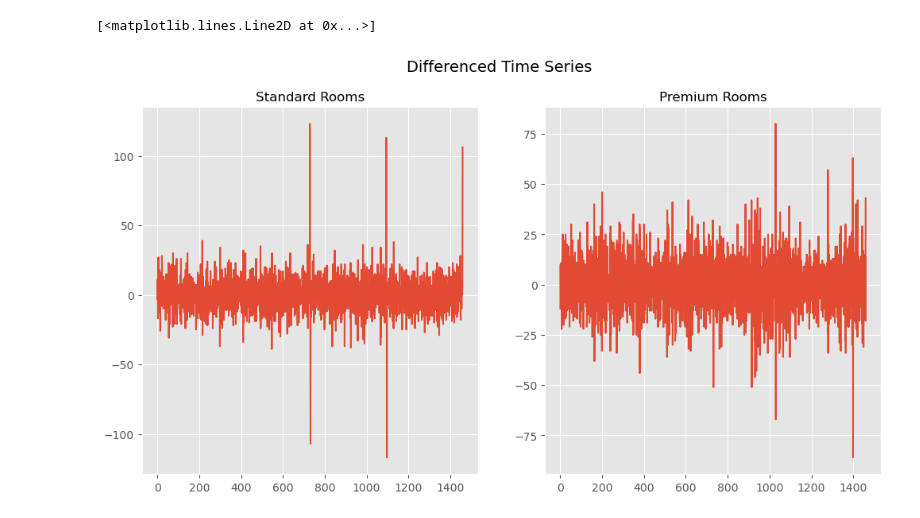
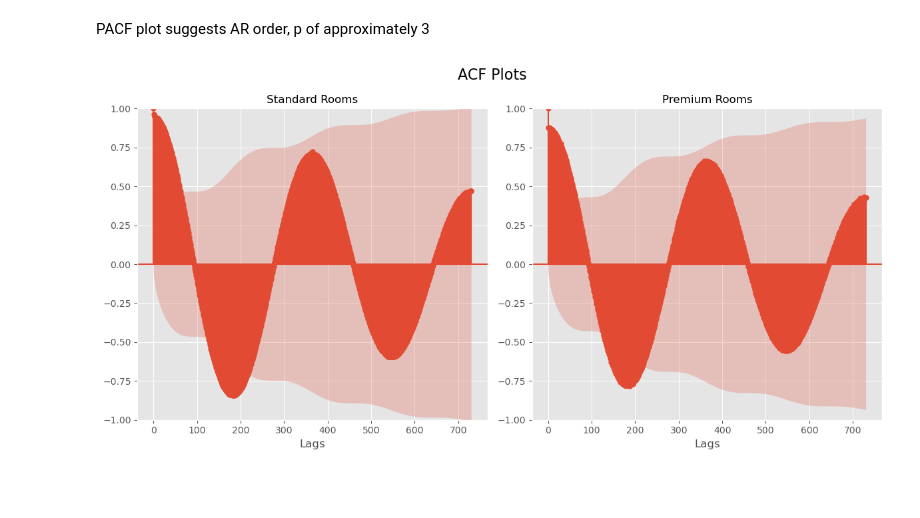
Before and after one commit to StuartG24/Travel_Co_Analysis, a Jupyter notebook: Notebooks_Data_Analysis/demand_analysis_sarima.ipynb, the cells around one changed output. Saved outputs shown, nothing was run; the diff lists cells and outputs as text; code cells hidden in the pictures; blank space fills up the shorter version.

```diff
--- a/Notebooks_Data_Analysis/demand_analysis_sarima.ipynb
+++ b/Notebooks_Data_Analysis/demand_analysis_sarima.ipynb
@@ -46,16 +114,25 @@ del file_name, file_path
+# %% [markdown]
+PACF plot suggests AR order, p of approximately 3
 # %%
-# Perform differencing to make stationary
+# Assess moving average order (MA, q) - Using ACF plot
+#
 
-differenced_series_std = np.diff(hotel_time_series_df['Standard_OCC'])
-differenced_series_prm = np.diff(hotel_time_series_df['Premium_OCC'])
+lag_value = 730
 
 fig, (ax1, ax2) = plt.subplots(nrows=1, ncols=2, figsize=(12, 6))
-fig.suptitle('Differenced Time Series', fontsize=14)
+fig.suptitle('ACF Plots', fontsize=16)
 
+# Plot for Standard Rooms
+plot_acf(hotel_time_series_df['Standard_OCC'], lags=lag_value, ax=ax1)
 ax1.set_title('Standard Rooms', fontsize=12)
-ax1.plot(differenced_series_std)
+ax1.set_xlabel('Lags', fontsize=12)
+
+# Plot for Premium Rooms
+plot_acf(hotel_time_series_df['Premium_OCC'], lags=lag_value, ax=ax2)
 ax2.set_title('Premium Rooms', fontsize=12)
-ax2.plot(differenced_series_prm)
+ax2.set_xlabel('Lags', fontsize=12)
+
+plt.tight_layout()
+plt.show()
 # %% [output]
-[<matplotlib.lines.Line2D at 0x...>]
-[figure, old version]
+[figure, new version]
```
Also changed, not shown: parts of 18 cells of this notebook, 1 other file.
